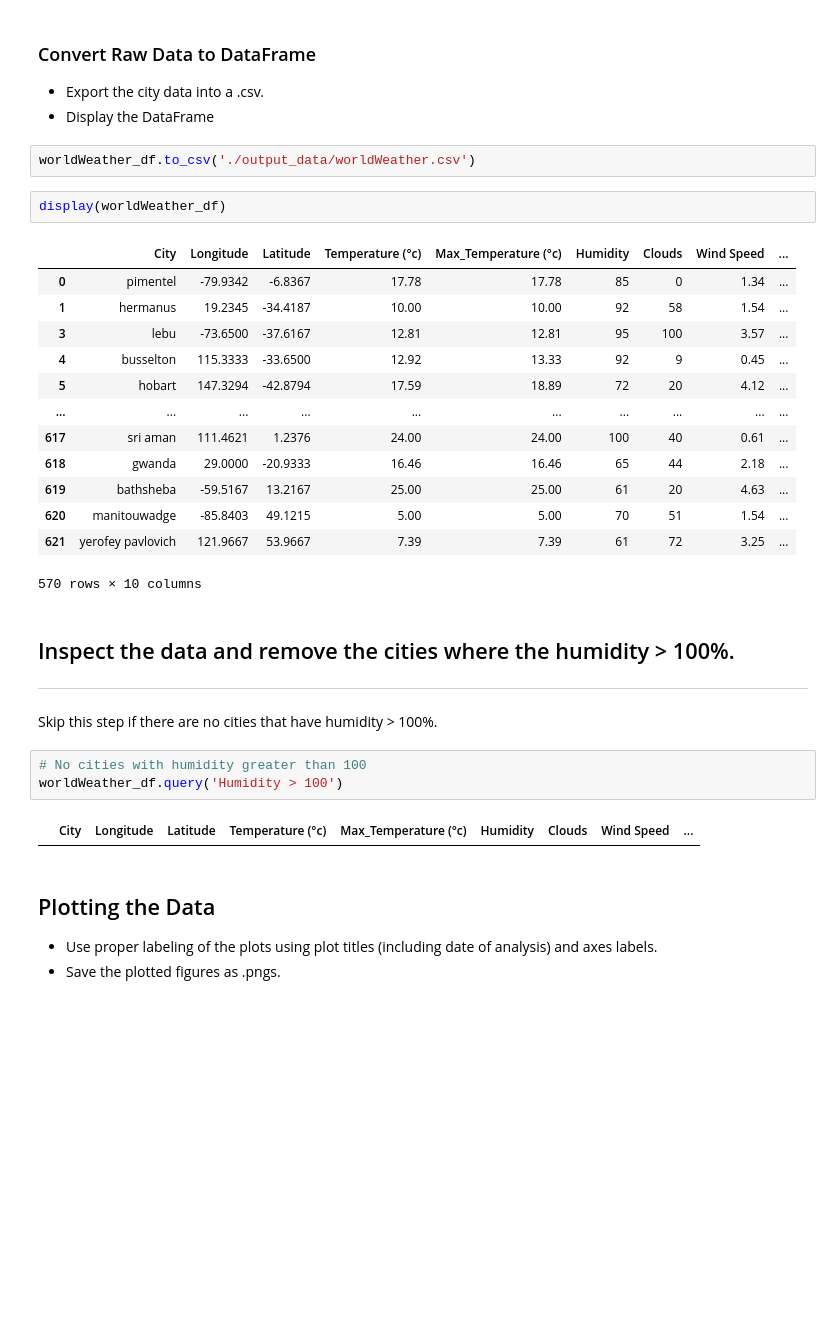
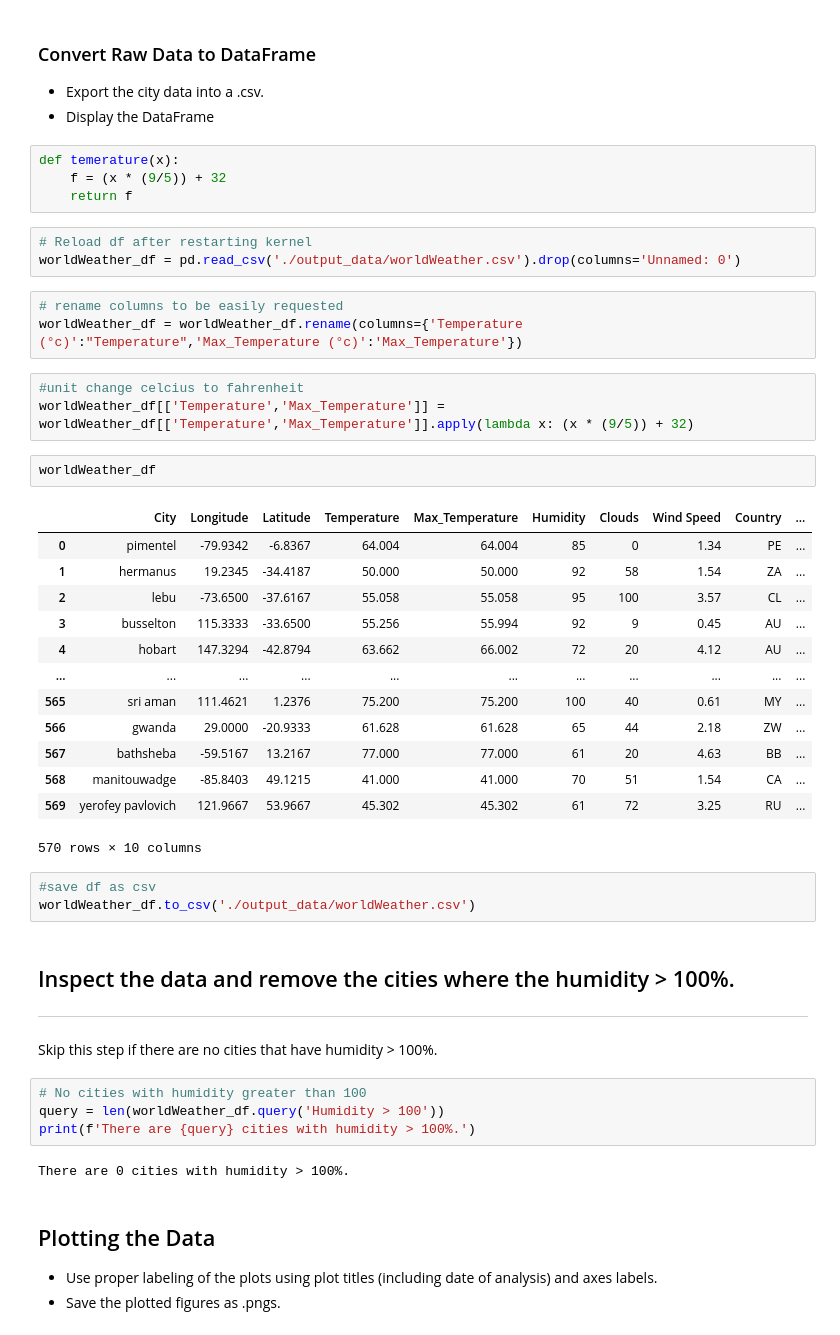
Before and after one commit to AJB-hub/python-api-challenge, a Jupyter notebook: WeatherPy/WeatherPy.ipynb, the cells around one changed output. Saved outputs shown, nothing was run; the diff lists cells and outputs as text; blank space fills up the shorter version.

```diff
--- a/WeatherPy/WeatherPy.ipynb
+++ b/WeatherPy/WeatherPy.ipynb
@@ -110,33 +110,48 @@ Unable to load sentyabrskiy data.
 ### Convert Raw Data to DataFrame
 * Export the city data into a .csv.
 * Display the DataFrame
+# %%
+def temerature(x):
+    f = (x * (9/5)) + 32
+    return f
+# %%
+# Reload df after restarting kernel
+worldWeather_df = pd.read_csv('./output_data/worldWeather.csv').drop(columns='Unnamed: 0')
+# %%
+# rename columns to be easily requested
+worldWeather_df = worldWeather_df.rename(columns={'Temperature (°c)':"Temperature",'Max_Temperature (°c)':'Max_Temperature'})
+# %%
+#unit change celcius to fahrenheit
+worldWeather_df[['Temperature','Max_Temperature']] = worldWeather_df[['Temperature','Max_Temperature']].apply(lambda x: (x * (9/5)) + 32)
+# %%
+worldWeather_df
+# %% [output]
+|  | City | Longitude | Latitude | Temperature | Max_Temperature | Humidity | Clouds | Wind Speed | Country | ... |
+| 0 | pimentel | -79.9342 | -6.8367 | 64.004 | 64.004 | 85 | 0 | 1.34 | PE | ... |
+| 1 | hermanus | 19.2345 | -34.4187 | 50.000 | 50.000 | 92 | 58 | 1.54 | ZA | ... |
+| 2 | lebu | -73.6500 | -37.6167 | 55.058 | 55.058 | 95 | 100 | 3.57 | CL | ... |
+| 3 | busselton | 115.3333 | -33.6500 | 55.256 | 55.994 | 92 | 9 | 0.45 | AU | ... |
+| 4 | hobart | 147.3294 | -42.8794 | 63.662 | 66.002 | 72 | 20 | 4.12 | AU | ... |
+| ... | ... | ... | ... | ... | ... | ... | ... | ... | ... | ... |
+| 565 | sri aman | 111.4621 | 1.2376 | 75.200 | 75.200 | 100 | 40 | 0.61 | MY | ... |
+| 566 | gwanda | 29.0000 | -20.9333 | 61.628 | 61.628 | 65 | 44 | 2.18 | ZW | ... |
+| 567 | bathsheba | -59.5167 | 13.2167 | 77.000 | 77.000 | 61 | 20 | 4.63 | BB | ... |
+| 568 | manitouwadge | -85.8403 | 49.1215 | 41.000 | 41.000 | 70 | 51 | 1.54 | CA | ... |
+| 569 | yerofey pavlovich | 121.9667 | 53.9667 | 45.302 | 45.302 | 61 | 72 | 3.25 | RU | ... |
+570 rows × 10 columns
 # %%
+#save df as csv
 worldWeather_df.to_csv('./output_data/worldWeather.csv')
-# %%
-display(worldWeather_df)
-# %% [output]
-|  | City | Longitude | Latitude | Temperature (°c) | Max_Temperature (°c) | Humidity | Clouds | Wind Speed | ... |
-| 0 | pimentel | -79.9342 | -6.8367 | 17.78 | 17.78 | 85 | 0 | 1.34 | ... |
-| 1 | hermanus | 19.2345 | -34.4187 | 10.00 | 10.00 | 92 | 58 | 1.54 | ... |
-| 3 | lebu | -73.6500 | -37.6167 | 12.81 | 12.81 | 95 | 100 | 3.57 | ... |
-| 4 | busselton | 115.3333 | -33.6500 | 12.92 | 13.33 | 92 | 9 | 0.45 | ... |
-| 5 | hobart | 147.3294 | -42.8794 | 17.59 | 18.89 | 72 | 20 | 4.12 | ... |
-| ... | ... | ... | ... | ... | ... | ... | ... | ... | ... |
-| 617 | sri aman | 111.4621 | 1.2376 | 24.00 | 24.00 | 100 | 40 | 0.61 | ... |
-| 618 | gwanda | 29.0000 | -20.9333 | 16.46 | 16.46 | 65 | 44 | 2.18 | ... |
-| 619 | bathsheba | -59.5167 | 13.2167 | 25.00 | 25.00 | 61 | 20 | 4.63 | ... |
-| 620 | manitouwadge | -85.8403 | 49.1215 | 5.00 | 5.00 | 70 | 51 | 1.54 | ... |
-| 621 | yerofey pavlovich | 121.9667 | 53.9667 | 7.39 | 7.39 | 61 | 72 | 3.25 | ... |
-570 rows × 10 columns
 # %% [markdown]
 ## Inspect the data and remove the cities where the humidity > 100%.
 ----
 Skip this step if there are no cities that have humidity > 100%.
 # %%
 # No cities with humidity greater than 100
-worldWeather_df.query('Humidity > 100')
+query = len(worldWeather_df.query('Humidity > 100'))
+print(f'There are {query} cities with humidity > 100%.')
 # %% [output]
-|  | City | Longitude | Latitude | Temperature (°c) | Max_Temperature (°c) | Humidity | Clouds | Wind Speed | ... |
+There are 0 cities with humidity > 100%.
 # %% [markdown]
 ## Plotting the Data
 * Use proper labeling of the plots using plot titles (including date of analysis) and axes labels.
```
Also changed, not shown: parts of 8 cells of this notebook, 9 other files.
